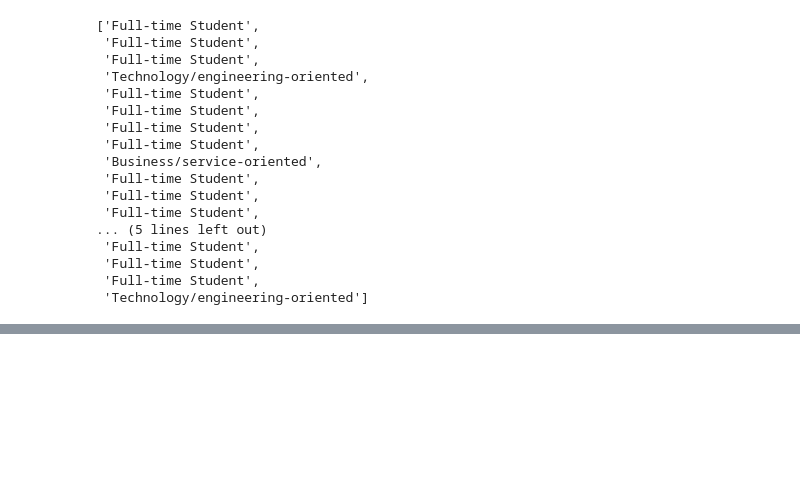
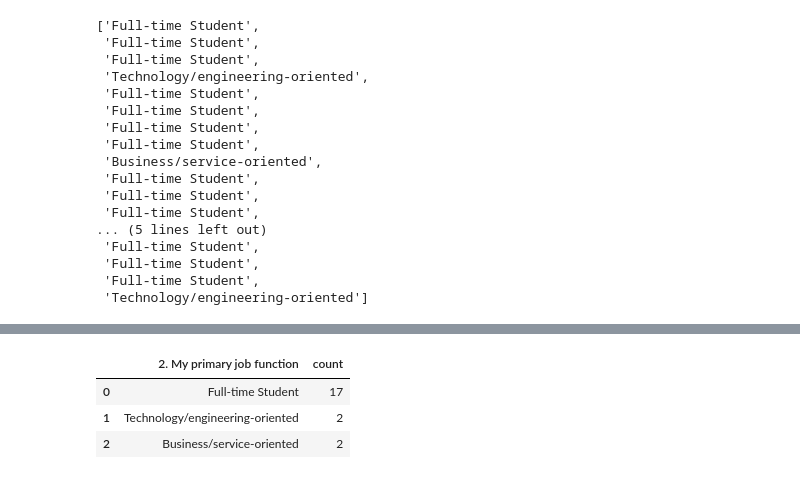
Before and after one commit to abhiram172/umbc_data690_fall2024_1, a Jupyter notebook: Assignment/Assignment_2.ipynb, the cells around one changed output, grey strips where cells are left out. Drawn from its saved outputs; the diff is of its cells as text; code cells hidden in the pictures; blank space fills up the shorter version.

```diff
--- a/Assignment/Assignment_2.ipynb
+++ b/Assignment/Assignment_2.ipynb
@@ -252,0 +282,3 @@ Business/service-oriented: 2
+# %%
+df_job_dist = df["2. My primary job function"].value_counts()
+df_job_dist
@@ -252,0 +292,8 @@ Business/service-oriented: 2
+# %%
+df_job_dist = df_job_dist.reset_index()
+df_job_dist
+# %% [output]
+|  | 2. My primary job function | count |
+| 0 | Full-time Student | 17 |
+| 1 | Technology/engineering-oriented | 2 |
+| 2 | Business/service-oriented | 2 |
```
Also changed, not shown: parts of 25 cells of this notebook.
